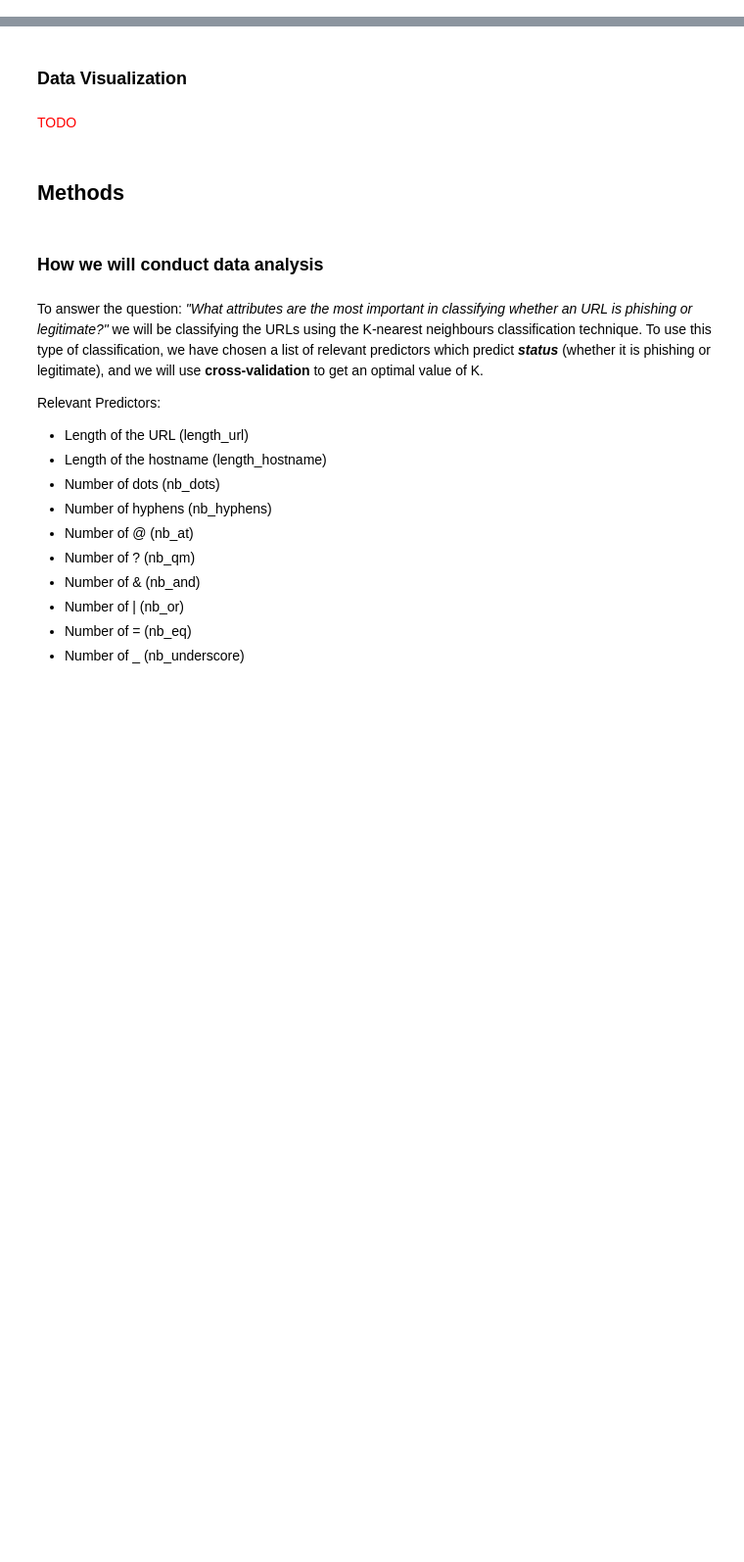
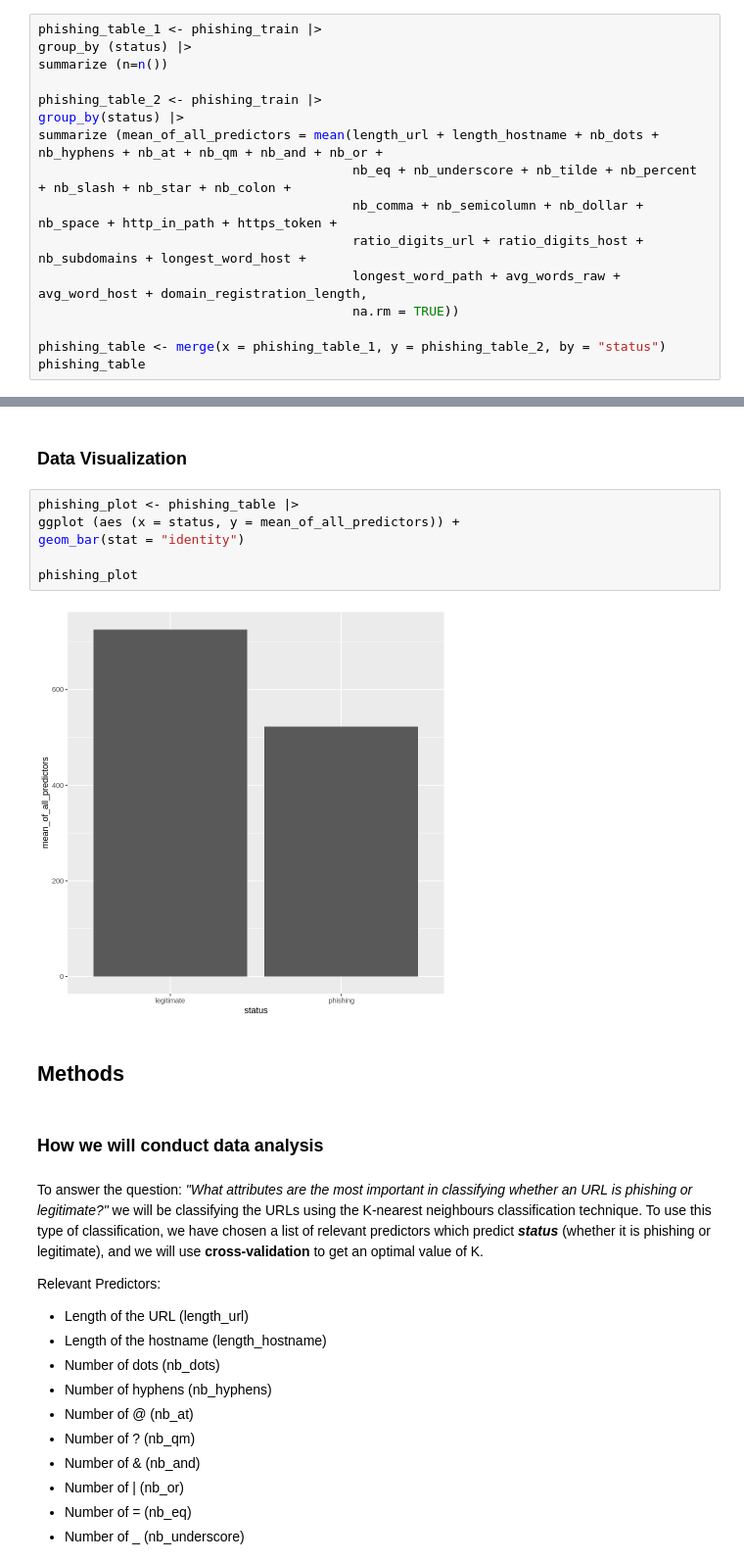
Before and after one commit to BriHan-Tech/phishing-detection, a Jupyter notebook: Topic Proposal.ipynb, the cells around one changed output, grey strips where cells are left out. Shown at 98% size. Drawn from its saved outputs; the diff is of its cells as text; blank space fills up the shorter version.

Commit message:
Start of Topic Proposal
Visualising data

```diff
--- a/Topic Proposal.ipynb
+++ b/Topic Proposal.ipynb
@@ -115,0 +114,16 @@ A tibble: 2858 × 31
+# %%
+phishing_table_1 <- phishing_train |>
+group_by (status) |>
+summarize (n=n())
+
+phishing_table_2 <- phishing_train |>
+group_by(status) |>
+summarize (mean_of_all_predictors = mean(length_url + length_hostname + nb_dots + nb_hyphens + nb_at + nb_qm + nb_and + nb_or +
+                                         nb_eq + nb_underscore + nb_tilde + nb_percent + nb_slash + nb_star + nb_colon +
+                                         nb_comma + nb_semicolumn + nb_dollar + nb_space + http_in_path + https_token +
+                                         ratio_digits_url + ratio_digits_host + nb_subdomains + longest_word_host +
+                                         longest_word_path + avg_words_raw + avg_word_host + domain_registration_length,
+                                         na.rm = TRUE))
+
+phishing_table <- merge(x = phishing_table_1, y = phishing_table_2, by = "status")
+phishing_table
@@ -116,7 +136,13 @@ A tibble: 2858 × 31
 # %% [markdown]
 ### Data Visualization
-# %% [markdown]
-<p style="color:red;">TODO</p>
+# %%
+phishing_plot <- phishing_table |>
+ggplot (aes (x = status, y = mean_of_all_predictors)) +
+geom_bar(stat = "identity")
+
+phishing_plot
+# %% [output]
+[figure, added]
 # %% [markdown]
 ## Methods
 # %% [markdown]
```
Also changed, not shown: parts of 4 cells of this notebook.
